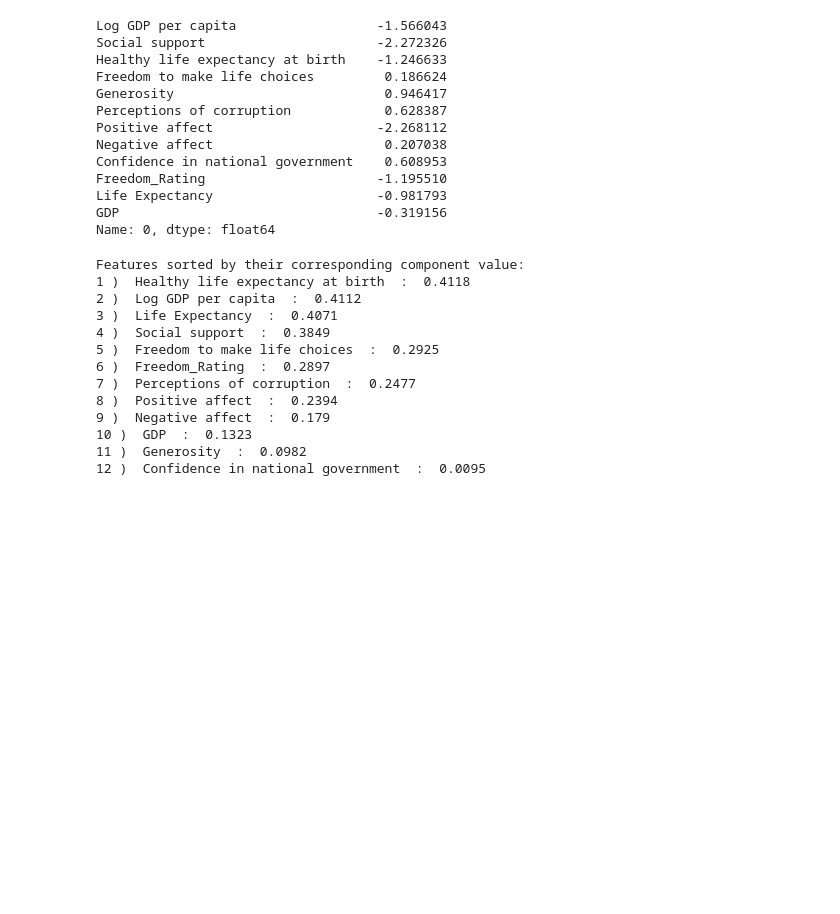
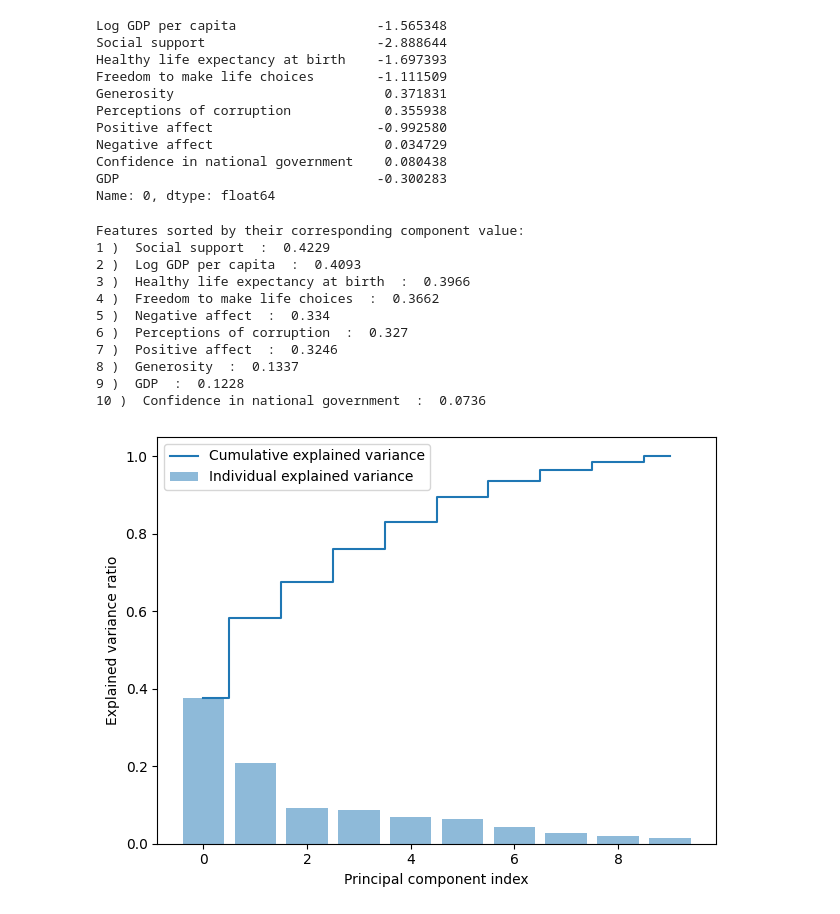
Before and after one commit to garun3/CS6242_Team_42, a Jupyter notebook: models/pca.ipynb, the cells around one changed output. Saved outputs shown, nothing was run; the diff lists cells and outputs as text; code cells hidden in the pictures; blank space fills up the shorter version.

```diff
--- a/models/pca.ipynb
+++ b/models/pca.ipynb
@@ -17,45 +17,56 @@ data = data.drop(["Happiness_Score_Percentile"], axis=1)
 data = data.drop(["Happiness Score"], axis=1)
 data = data.drop(["Country"], axis=1)
 data = data.drop(["Year"], axis=1)
+data = data.drop(["Freedom_Rating"], axis=1)
+data = data.drop(["Life Expectancy"], axis=1)
 data = data.dropna()
 data.iloc[0]
 # %% [output]
-Log GDP per capita                  -1.566043
-Social support                      -2.272326
-Healthy life expectancy at birth    -1.246633
-Freedom to make life choices         0.186624
-Generosity                           0.946417
-Perceptions of corruption            0.628387
-Positive affect                     -2.268112
-Negative affect                      0.207038
-Confidence in national government    0.608953
-Freedom_Rating                      -1.195510
-Life Expectancy                     -0.981793
-GDP                                 -0.319156
+Log GDP per capita                  -1.565348
+Social support                      -2.888644
+Healthy life expectancy at birth    -1.697393
+Freedom to make life choices        -1.111509
+Generosity                           0.371831
+Perceptions of corruption            0.355938
+Positive affect                     -0.992580
+Negative affect                      0.034729
+Confidence in national government    0.080438
+GDP                                 -0.300283
 Name: 0, dtype: float64
 # %%
-pca = PCA(n_components=1)
+pca = PCA()
 pca.fit(data)
-# print(pca.components_)
-# print(pca.singular_values_)
+
 print("Features sorted by their corresponding component value:")
 l = sorted(zip(map(lambda x: round(x, 4), abs(pca.components_[0])), data.columns), reverse=True)
 count = 0
 for i in l:
     count+=1
     print(str(count), ") ", i[1], " : ", i[0])
-# print(sorted(zip(map(lambda x: round(x, 4), pca2.components_[]), data.columns), reverse=True))
 # %% [output]
 Features sorted by their corresponding component value:
-1 )  Healthy life expectancy at birth  :  0.4118
-2 )  Log GDP per capita  :  0.4112
-3 )  Life Expectancy  :  0.4071
-4 )  Social support  :  0.3849
-5 )  Freedom to make life choices  :  0.2925
-6 )  Freedom_Rating  :  0.2897
-7 )  Perceptions of corruption  :  0.2477
-8 )  Positive affect  :  0.2394
-9 )  Negative affect  :  0.179
-10 )  GDP  :  0.1323
-11 )  Generosity  :  0.0982
-12 )  Confidence in national government  :  0.0095
+1 )  Social support  :  0.4229
+2 )  Log GDP per capita  :  0.4093
+3 )  Healthy life expectancy at birth  :  0.3966
+4 )  Freedom to make life choices  :  0.3662
+5 )  Negative affect  :  0.334
+6 )  Perceptions of corruption  :  0.327
+7 )  Positive affect  :  0.3246
+8 )  Generosity  :  0.1337
+9 )  GDP  :  0.1228
+10 )  Confidence in national government  :  0.0736
+# %%
+exp_var_pca = pca.explained_variance_ratio_
+
+cum_sum_eigenvalues = np.cumsum(exp_var_pca)
+
+# Create the visualization plot
+plt.bar(range(0,len(exp_var_pca)), exp_var_pca, alpha=0.5, align='center', label='Individual explained variance')
+plt.step(range(0,len(cum_sum_eigenvalues)), cum_sum_eigenvalues, where='mid',label='Cumulative explained variance')
+plt.ylabel('Explained variance ratio')
+plt.xlabel('Principal component index')
+plt.legend(loc='best')
+plt.tight_layout()
+plt.show()
+# %% [output]
+[figure, added]
```
Also changed, not shown: parts of 1 cell of this notebook.
